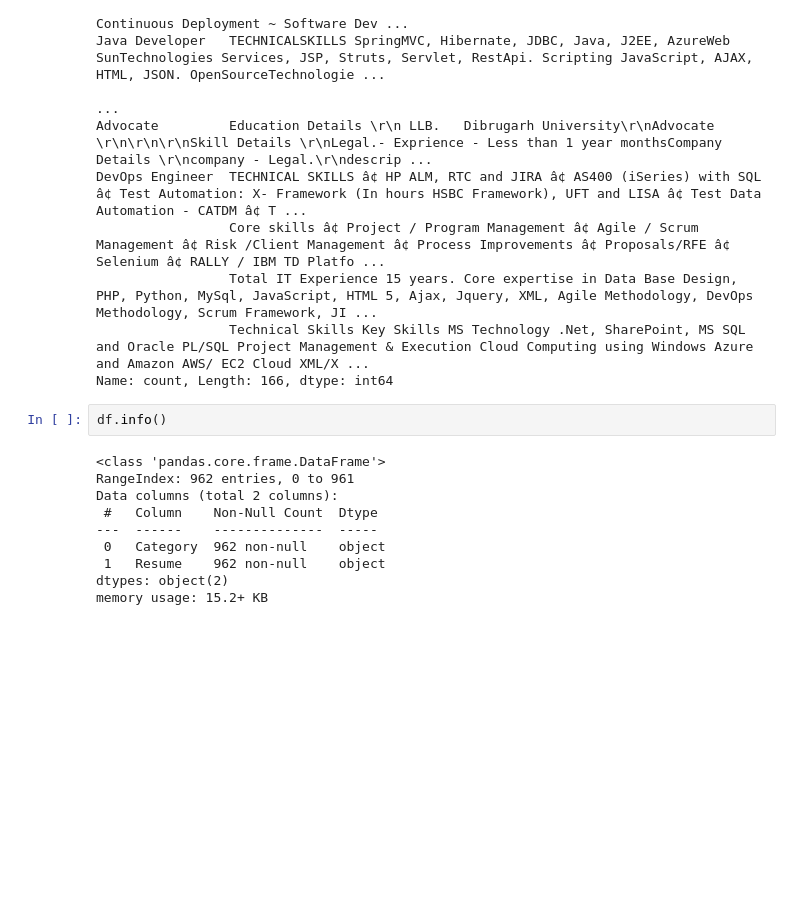
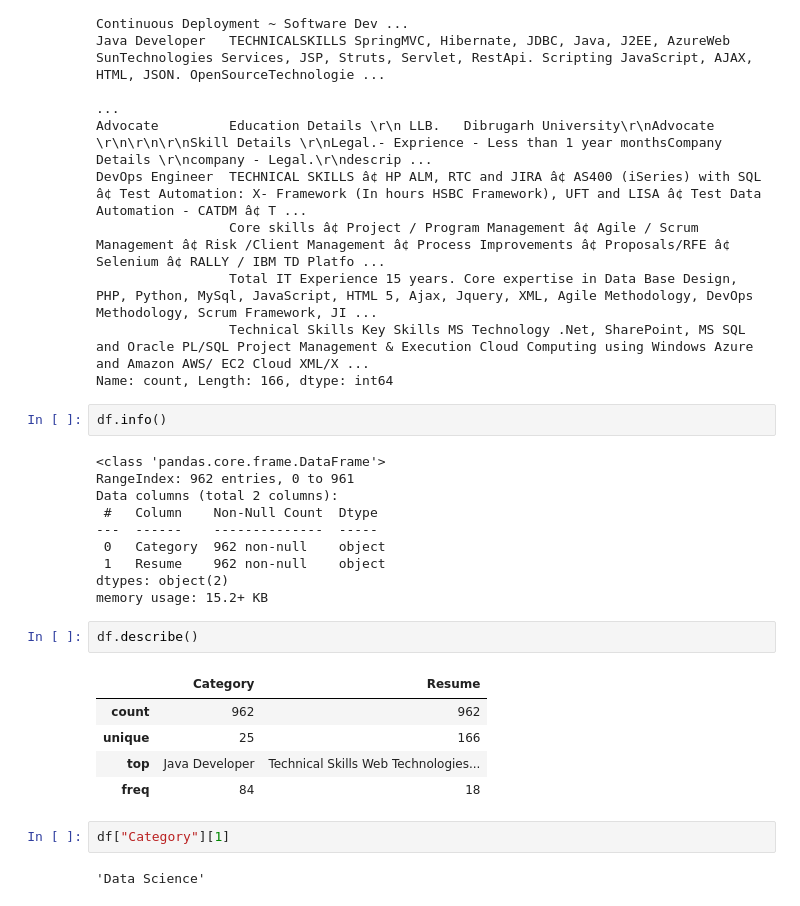
Before and after one commit to Amanat1599/Resume-Analyser-NLP-project, a Jupyter notebook: Resume_code.ipynb, the cells around one changed output. Drawn from its saved outputs; the diff is of its cells as text; blank space fills up the shorter version.

```diff
--- a/Resume_code.ipynb
+++ b/Resume_code.ipynb
@@ -104,3 +104,15 @@ Data columns (total 2 columns):
  1   Resume    962 non-null    object
 dtypes: object(2)
 memory usage: 15.2+ KB
+# %%
+df.describe()
+# %% [output]
+|  | Category | Resume |
+| count | 962 | 962 |
+| unique | 25 | 166 |
+| top | Java Developer | Technical Skills Web Technologies... |
+| freq | 84 | 18 |
+# %%
+df["Category"][1]
+# %% [output]
+'Data Science'
```
Also changed, not shown: parts of 1 cell of this notebook.
